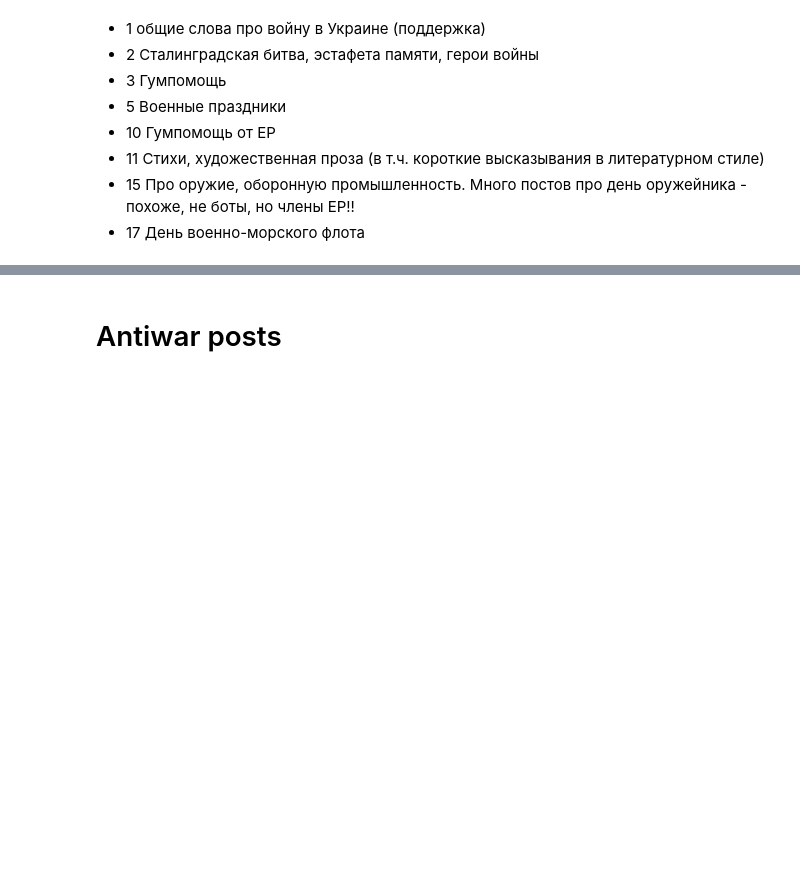
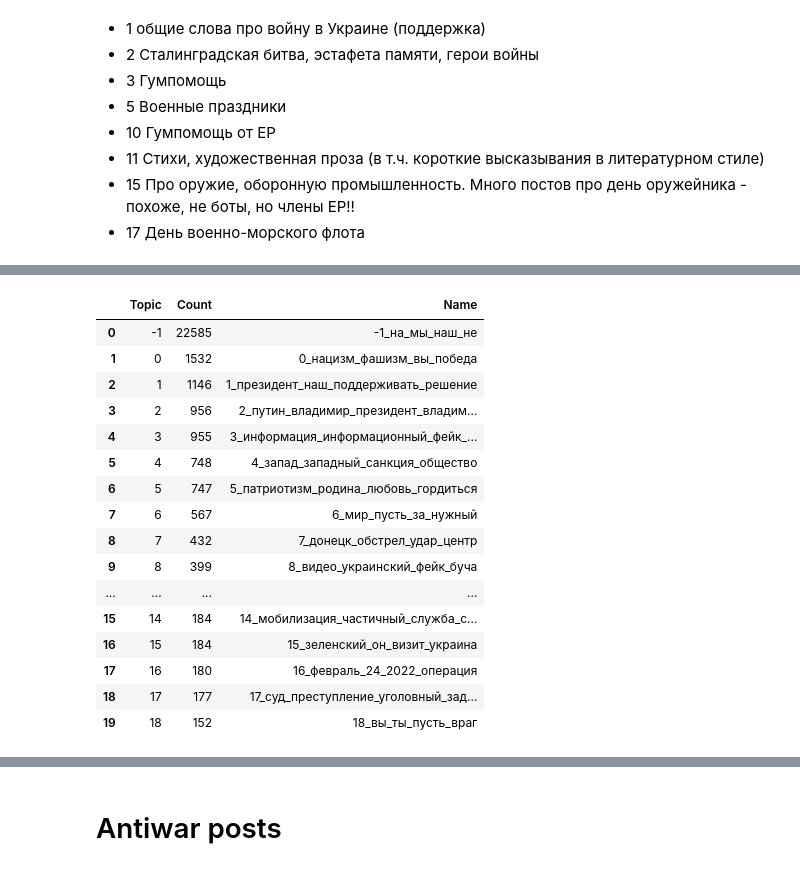
Before and after one commit to AlesyaSokol/VK_and_war, a Jupyter notebook: Topic_modelling_colab.ipynb, the cells around one changed output, grey strips where cells are left out. Saved outputs shown, nothing was run; the diff lists cells and outputs as text; code cells hidden in the pictures; blank space fills up the shorter version.

```diff
--- a/Topic_modelling_colab.ipynb
+++ b/Topic_modelling_colab.ipynb
@@ -808,0 +888,2 @@ df.to_csv('./drive/MyDrive/Hackathon/time_topics_z_full.csv')
+# %%
+model = BERTopic.load("./drive/MyDrive/Hackathon/model_0_z")
@@ -808,0 +930,22 @@ df.to_csv('./drive/MyDrive/Hackathon/time_topics_z_full.csv')
+# %%
+model = BERTopic.load("./drive/MyDrive/Hackathon/model_0_z_merged")
+# %%
+model.get_topic_info()[:20]
+# %% [output]
+|  | Topic | Count | Name |
+| 0 | -1 | 22585 | -1_на_мы_наш_не |
+| 1 | 0 | 1532 | 0_нацизм_фашизм_вы_победа |
+| 2 | 1 | 1146 | 1_президент_наш_поддерживать_решение |
+| 3 | 2 | 956 | 2_путин_владимир_президент_владим... |
+| 4 | 3 | 955 | 3_информация_информационный_фейк_... |
+| 5 | 4 | 748 | 4_запад_западный_санкция_общество |
+| 6 | 5 | 747 | 5_патриотизм_родина_любовь_гордиться |
+| 7 | 6 | 567 | 6_мир_пусть_за_нужный |
+| 8 | 7 | 432 | 7_донецк_обстрел_удар_центр |
+| 9 | 8 | 399 | 8_видео_украинский_фейк_буча |
+| ... | ... | ... | ... |
+| 15 | 14 | 184 | 14_мобилизация_частичный_служба_с... |
+| 16 | 15 | 184 | 15_зеленский_он_визит_украина |
+| 17 | 16 | 180 | 16_февраль_24_2022_операция |
+| 18 | 17 | 177 | 17_суд_преступление_уголовный_зад... |
+| 19 | 18 | 152 | 18_вы_ты_пусть_враг |
```
Also changed, not shown: parts of 56 cells of this notebook.
